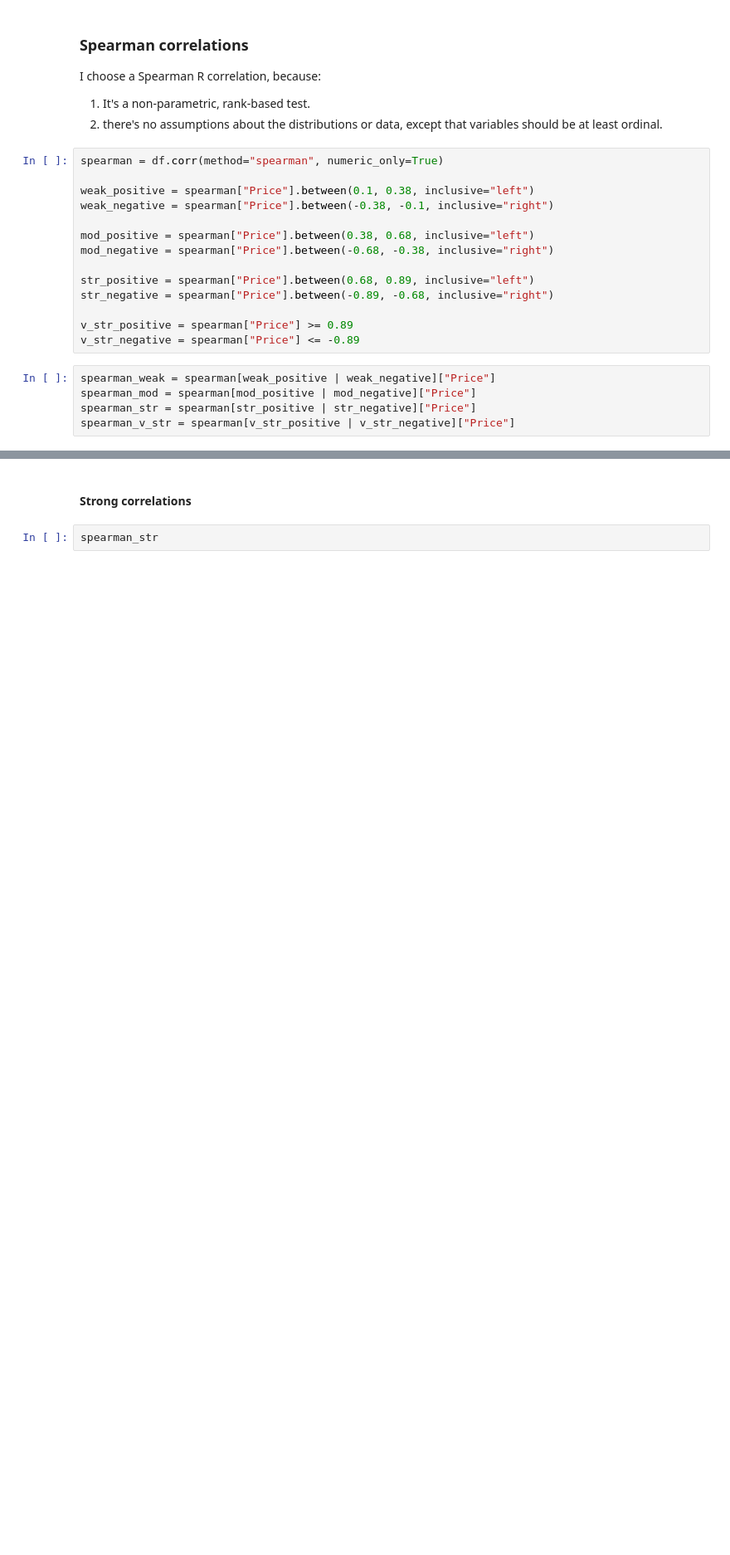
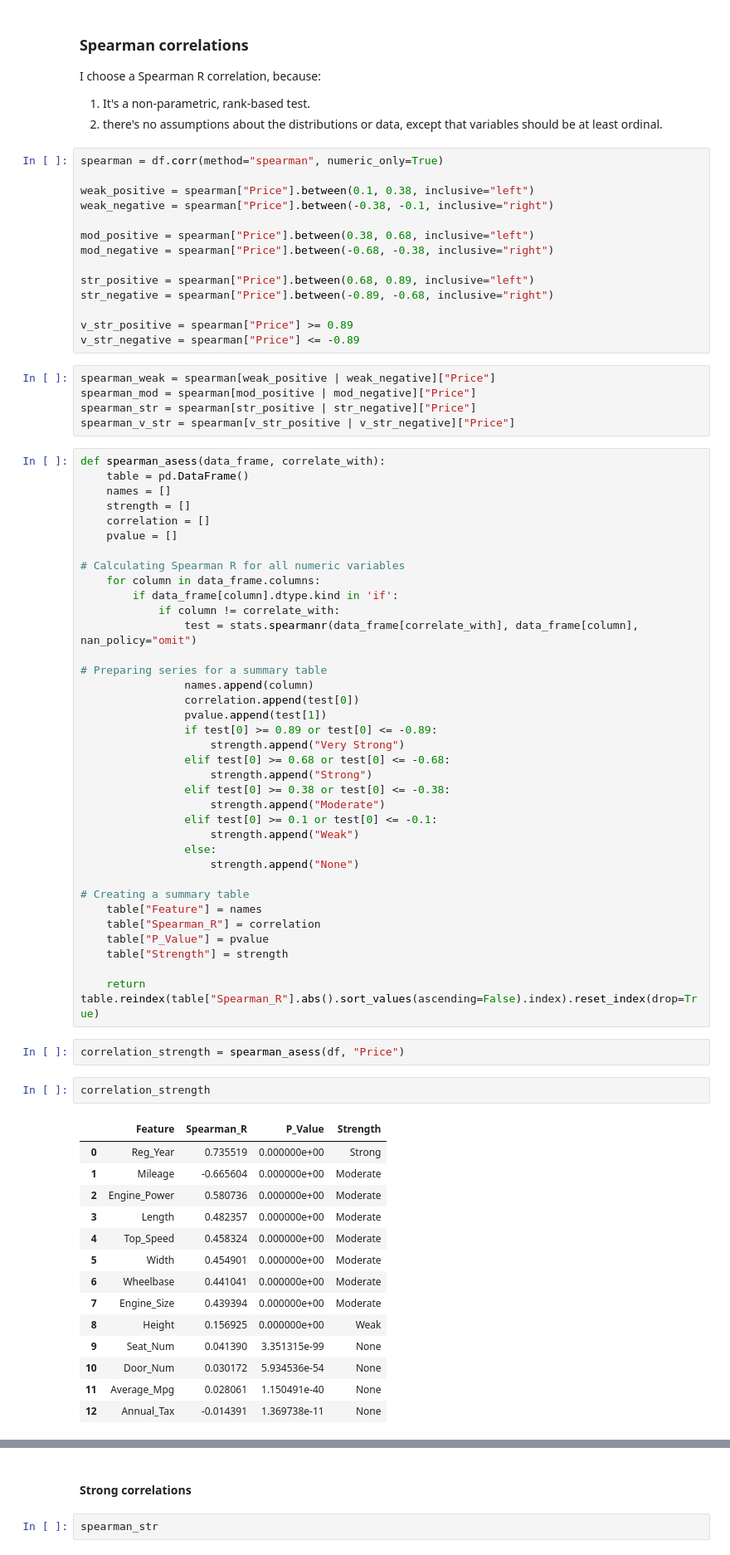
Before and after one commit to maciej-polcyn/data-processing-capstone-project, a Jupyter notebook: statistics.ipynb, the cells around one changed output, grey strips where cells are left out. Shown at 83% size. Drawn from its saved outputs; the diff is of its cells as text; blank space fills up the shorter version.

Commit message:
Function for an elegant calculations of Spearman correlations

```diff
--- a/statistics.ipynb
+++ b/statistics.ipynb
@@ -121,3 +121,58 @@ spearman_weak = spearman[weak_positive | weak_negative]["Price"]
 spearman_mod = spearman[mod_positive | mod_negative]["Price"]
 spearman_str = spearman[str_positive | str_negative]["Price"]
 spearman_v_str = spearman[v_str_positive | v_str_negative]["Price"]
+# %%
+def spearman_asess(data_frame, correlate_with):
+    table = pd.DataFrame()
+    names = []
+    strength = []
+    correlation = []
+    pvalue = []
+
+# Calculating Spearman R for all numeric variables
+    for column in data_frame.columns:
+        if data_frame[column].dtype.kind in 'if':
+            if column != correlate_with:
+                test = stats.spearmanr(data_frame[correlate_with], data_frame[column], nan_policy="omit")
+
+# Preparing series for a summary table
+                names.append(column)
+                correlation.append(test[0])
+                pvalue.append(test[1])
+                if test[0] >= 0.89 or test[0] <= -0.89:
+                    strength.append("Very Strong")
+                elif test[0] >= 0.68 or test[0] <= -0.68:
+                    strength.append("Strong")
+                elif test[0] >= 0.38 or test[0] <= -0.38:
+                    strength.append("Moderate")
+                elif test[0] >= 0.1 or test[0] <= -0.1:
+                    strength.append("Weak")
+                else:
+                    strength.append("None")
+
+# Creating a summary table
+    table["Feature"] = names
+    table["Spearman_R"] = correlation
+    table["P_Value"] = pvalue
+    table["Strength"] = strength
+
+    return table.reindex(table["Spearman_R"].abs().sort_values(ascending=False).index).reset_index(drop=True)
+# %%
+correlation_strength = spearman_asess(df, "Price")
+# %%
+correlation_strength
+# %% [output]
+|  | Feature | Spearman_R | P_Value | Strength |
+| 0 | Reg_Year | 0.735519 | 0.000000e+00 | Strong |
+| 1 | Mileage | -0.665604 | 0.000000e+00 | Moderate |
+| 2 | Engine_Power | 0.580736 | 0.000000e+00 | Moderate |
+| 3 | Length | 0.482357 | 0.000000e+00 | Moderate |
+| 4 | Top_Speed | 0.458324 | 0.000000e+00 | Moderate |
+| 5 | Width | 0.454901 | 0.000000e+00 | Moderate |
+| 6 | Wheelbase | 0.441041 | 0.000000e+00 | Moderate |
+| 7 | Engine_Size | 0.439394 | 0.000000e+00 | Moderate |
+| 8 | Height | 0.156925 | 0.000000e+00 | Weak |
+| 9 | Seat_Num | 0.041390 | 3.351315e-99 | None |
+| 10 | Door_Num | 0.030172 | 5.934536e-54 | None |
+| 11 | Average_Mpg | 0.028061 | 1.150491e-40 | None |
+| 12 | Annual_Tax | -0.014391 | 1.369738e-11 | None |
```
Also changed, not shown: parts of 1 cell of this notebook.
